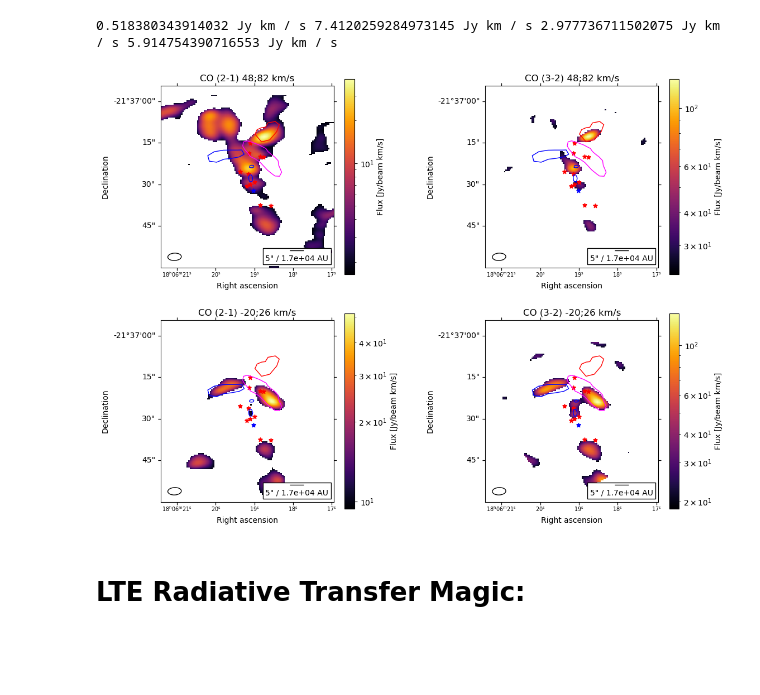
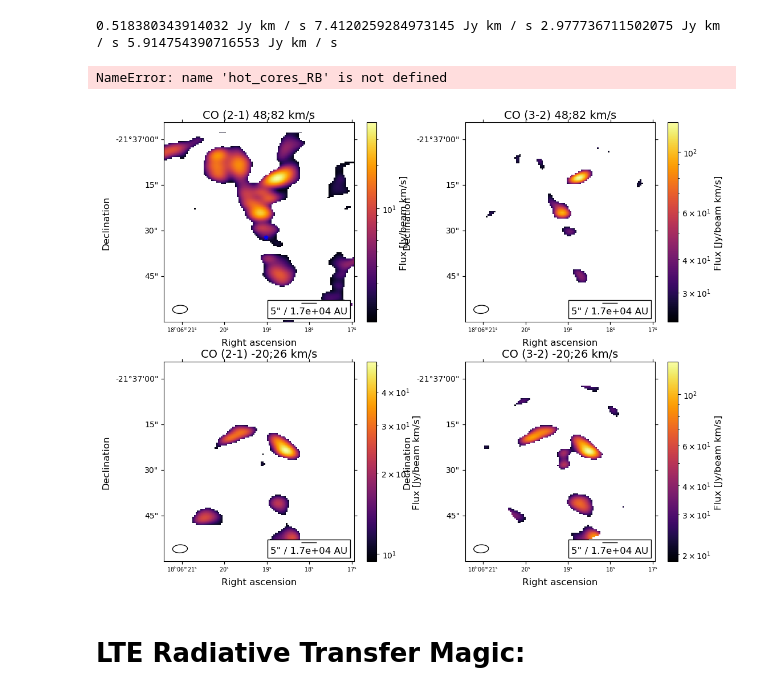
Before and after one commit to femkeballieux/master_project_2, a Jupyter notebook: code/LTERadtrans_RotDiagram_G008.67.ipynb, the cells around one changed output. Drawn from its saved outputs; the diff is of its cells as text; code cells hidden in the pictures; blank space fills up the shorter version.

```diff
--- a/code/LTERadtrans_RotDiagram_G008.67.ipynb
+++ b/code/LTERadtrans_RotDiagram_G008.67.ipynb
@@ -15,7 +15,7 @@ from matplotlib.patches import Rectangle
 from reproject import reproject_interp
 import pandas as pd
 import astropy.coordinates as coord
-
+from scipy import optimize
 from astropy import units as u
 from astropy.wcs import WCS
 from astropy.io import fits
@@ -31,6 +31,11 @@ plt.rcParams.update({
     "figure.facecolor":  (1.0, 1.0, 1.0, 1.0),
     "axes.facecolor":    (1.0, 1.0, 1.0, 1.0),
     "savefig.facecolor": (1.0, 1.0, 1.0, 1.0),
+    'font.size': 12,                # Set default font size
+    'axes.titlesize': 14,           # Title font size
+    'axes.labelsize': 12,           # X and Y label font size
+    'xtick.labelsize': 10,          # X tick label font size
+    'ytick.labelsize': 10,          # Y tick label font size
 })
 # %%
 #make sure you drop degenerate axes in M0 maps using carta
@@ -213,40 +218,41 @@ ax[1,1].set_ylabel('Declination')
 v.add_beam(ax=ax[1,1],major=beam_major, minor=beam_minor, angle=beam_pa, color='none', edgecolor='black')
 ax[1,1].set_xlim(0, 120)
 ax[1,1].set_ylim(0, 126)
 ax[1,1].tick_params(axis='x', labelsize=7)
 v.add_scalebar(ax[1,1], length=5*u.arcsec, label=f"5\" / {((5*u.arcsec).to(u.rad)*d.to(u.au)).value:.2} AU", frame=True, pad=0.3)
 fig.colorbar(mappable=sm_7_blue, ax=ax[1,1], label='Flux [Jy/beam km/s]')
 
 ax[0,0].scatter(hot_cores_RA, hot_cores_DEC, transform=ax[0,0].get_transform('fk5'), s=30,
            color='blue', marker='*', label='Hot cores', zorder=10)
-ax[0,1].scatter(hot_cores_RA, hot_cores_DEC, transform=ax[0,1].get_transform('fk5'), s=30,
+ax[0,1].scatter(hot_cores_RB, hot_cores_DEC, transform=ax[0,1].get_transform('fk5'), s=30,
            color='blue', marker='*', label='Hot cores', zorder=10)
-ax[1,0].scatter(hot_cores_RA, hot_cores_DEC, transform=ax[1,0].get_transform('fk5'), s=30,
+ax[1,0].scatter(hot_cores_RB, hot_cores_DEC, transform=ax[1,0].get_transform('fk5'), s=30,
            color='blue', marker='*', label='Hot cores', zorder=10)
-ax[1,1].scatter(hot_cores_RA, hot_cores_DEC, transform=ax[1,1].get_transform('fk5'), s=30,
+ax[1,1].scatter(hot_cores_RB, hot_cores_DEC, transform=ax[1,1].get_transform('fk5'), s=30,
            color='blue', marker='*', label='Hot cores', zorder=10)
 
 ax[0,0].scatter(all_cores_coords.ra, all_cores_coords.dec, transform=ax[0,0].get_transform('fk5'), s=30,
-              color='red', marker='*', label='All cores')
+              color='red', marker='*', label='Bll cores')
 ax[0,1].scatter(all_cores_coords.ra, all_cores_coords.dec, transform=ax[0,1].get_transform('fk5'), s=30,
-                color='red', marker='*', label='All cores')
+                color='red', marker='*', label='Bll cores')
 ax[1,0].scatter(all_cores_coords.ra, all_cores_coords.dec, transform=ax[1,0].get_transform('fk5'), s=30,
-                color='red', marker='*', label='All cores')
+                color='red', marker='*', label='Bll cores')
 ax[1,1].scatter(all_cores_coords.ra, all_cores_coords.dec, transform=ax[1,1].get_transform('fk5'), s=30,
                 color='red', marker='*', label='All cores')
 
 regions = Regions.read('/net/vdesk/data2/bach1/ballieux/master_project_2/data/high_mass_data/apertures_paths_pvdiagrams/G008.67_all', format='crtf')
 for region in regions:
     pixel_region = region.to_pixel(wcs_B7_red)
     pixel_region.plot(ax=ax[0,0], linewidth=1)
     pixel_region.plot(ax=ax[0,1], linewidth=1)
     pixel_region.plot(ax=ax[1,0], linewidth=1)
     pixel_region.plot(ax=ax[1,1], linewidth=1)
 
 plt.subplots_adjust(wspace=0.5)
 plt.savefig(path+'plots/maps_'+source_name+'.png', bbox_inches='tight', dpi=500)
 # %% [output]
+NameError: name 'hot_cores_RB' is not defined
-[figure, old version]
+[figure, new version]
 # %% [markdown]
 # LTE Radiative Transfer Magic:
 # %%
```
Also changed, not shown: parts of 7 cells of this notebook, 9 other files.
